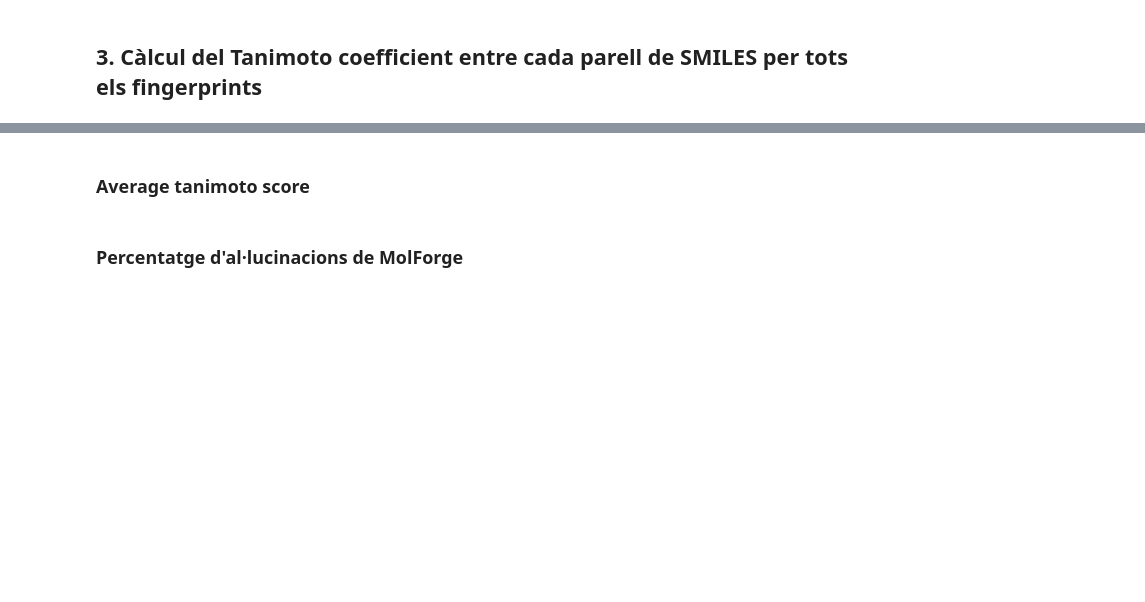
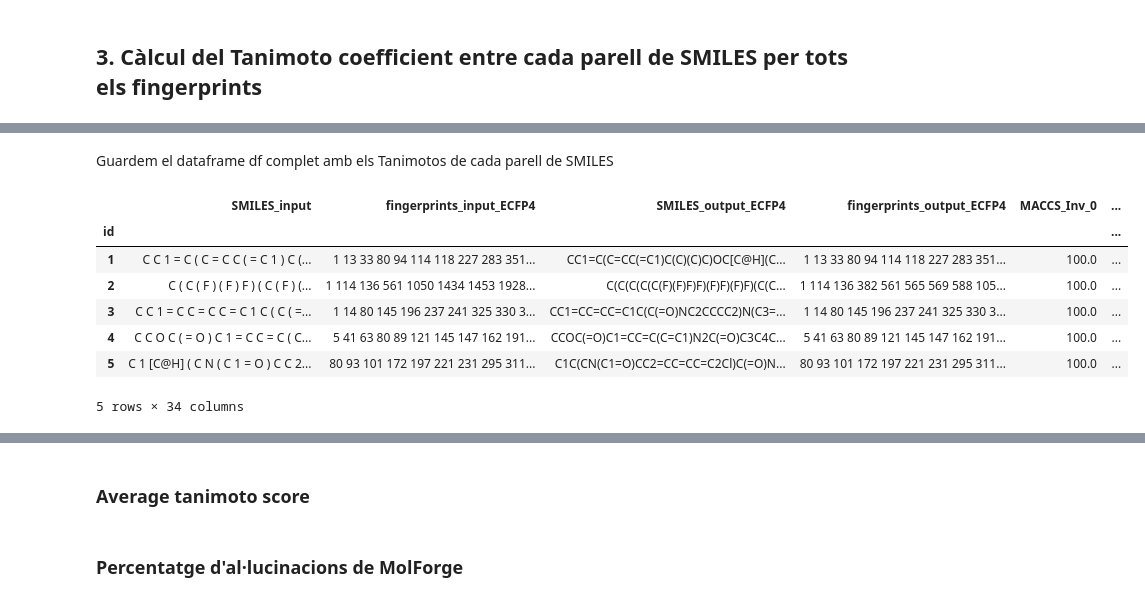
Before and after one commit to DavidDiestreR/MolForge_Testing, a Jupyter notebook: notebooks/analysis/output_analysis.ipynb, the cells around one changed output, grey strips where cells are left out. Saved outputs shown, nothing was run; the diff lists cells and outputs as text; code cells hidden in the pictures; blank space fills up the shorter version.

```diff
--- a/notebooks/analysis/output_analysis.ipynb
+++ b/notebooks/analysis/output_analysis.ipynb
@@ -140,0 +136,14 @@ NameError: name 'get_supported_fingerprints' is not defined
+# %% [markdown]
+Guardem el dataframe df complet amb els Tanimotos de cada parell de SMILES
+# %%
+df.to_csv(output_path+"Individual_Tanimotos.csv")
+df.head(5)
+# %% [output]
+|  | SMILES_input | fingerprints_input_ECFP4 | SMILES_output_ECFP4 | fingerprints_output_ECFP4 | MACCS_Inv_0 | ... |
+| id |  |  |  |  |  | ... |
+| 1 | C C 1 = C ( C = C C ( = C 1 ) C (... | 1 13 33 80 94 114 118 227 283 351... | CC1=C(C=CC(=C1)C(C)(C)C)OC[C@H](C... | 1 13 33 80 94 114 118 227 283 351... | 100.0 | ... |
+| 2 | C ( C ( F ) ( F ) F ) ( C ( F ) (... | 1 114 136 561 1050 1434 1453 1928... | C(C(C(C(C(F)(F)F)F)(F)F)(F)F)(C(C... | 1 114 136 382 561 565 569 588 105... | 100.0 | ... |
+| 3 | C C 1 = C C = C C = C 1 C ( C ( =... | 1 14 80 145 196 237 241 325 330 3... | CC1=CC=CC=C1C(C(=O)NC2CCCC2)N(C3=... | 1 14 80 145 196 237 241 325 330 3... | 100.0 | ... |
+| 4 | C C O C ( = O ) C 1 = C C = C ( C... | 5 41 63 80 89 121 145 147 162 191... | CCOC(=O)C1=CC=C(C=C1)N2C(=O)C3C4C... | 5 41 63 80 89 121 145 147 162 191... | 100.0 | ... |
+| 5 | C 1 [C@H] ( C N ( C 1 = O ) C C 2... | 80 93 101 172 197 221 231 295 311... | C1C(CN(C1=O)CC2=CC=CC=C2Cl)C(=O)N... | 80 93 101 172 197 221 231 295 311... | 100.0 | ... |
+5 rows × 34 columns
```
Also changed, not shown: parts of 13 cells of this notebook, 5 other files.
